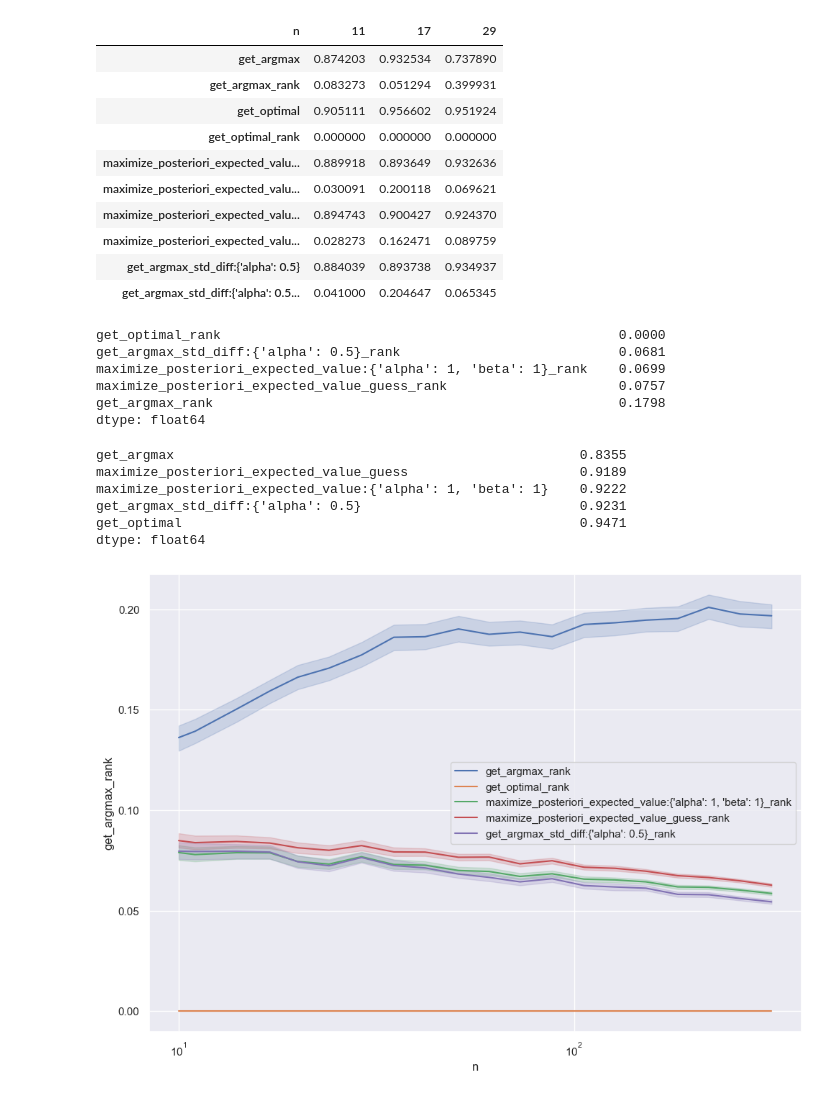
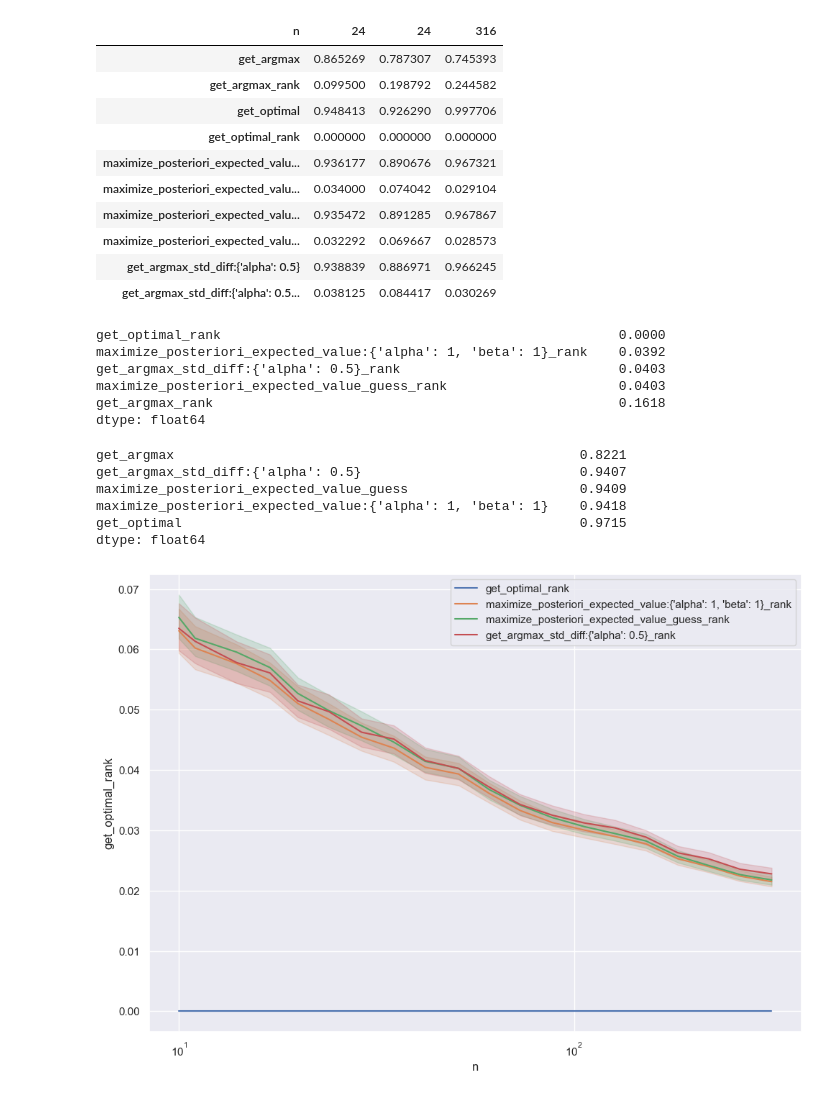
Before and after one commit to dremovd/optiml, a Jupyter notebook: simple_multipoint_case.ipynb, the cells around one changed output. Saved outputs shown, nothing was run; the diff lists cells and outputs as text; code cells hidden in the pictures.

```diff
--- a/simple_multipoint_case.ipynb
+++ b/simple_multipoint_case.ipynb
@@ -3,10 +3,18 @@ import numpy as np
 import scipy
 
 
-def generate_parameters(n=10, max_logit=2, max_count=20, logit_mean=0.1):
+epsilon = 1e-6
+def generate_parameters_logit(n=10, max_logit=2, max_count=20, logit_mean=0.1):
     logits = logit_mean + np.random.uniform(-max_logit, max_logit, n)
     probabilities = scipy.special.expit(logits)
+
     counts = 1 + np.random.exponential(scale=max_count, size=n).astype(int)
     return probabilities, counts
 
-generate_parameters()
+def generate_parameters(n=10, max_count=20):
+    # logits = logit_mean + np.random.uniform(-max_logit, max_logit, n)
+    # probabilities = scipy.special.expit(logits)
+    probabilities = np.random.uniform(epsilon, 1 - epsilon, n)
+
+    counts = 1 + np.random.exponential(scale=max_count, size=n).astype(int)
+    return probabilities, counts
@@ -146,7 +150,7 @@ for alpha in np.linspace(0.5, 0.5, 1):
 results = check_strategies_multi(
     strategies=strategies,
     n_set=np.logspace(1, 2.5, 20).astype(int),
-    max_logit=3,
+    # max_logit=3,
     k=1000,
     n_repeats=800,
 )
@@ -163,17 +167,17 @@ results = check_strategies_multi(
 results = pd.DataFrame(results).set_index('n').sort_index()
 results.sample(3).T
 # %% [output]
-| n | 11 | 17 | 29 |
-| get_argmax | 0.874203 | 0.932534 | 0.737890 |
-| get_argmax_rank | 0.083273 | 0.051294 | 0.399931 |
-| get_optimal | 0.905111 | 0.956602 | 0.951924 |
+| n | 24 | 24 | 316 |
+| get_argmax | 0.865269 | 0.787307 | 0.745393 |
+| get_argmax_rank | 0.099500 | 0.198792 | 0.244582 |
+| get_optimal | 0.948413 | 0.926290 | 0.997706 |
 | get_optimal_rank | 0.000000 | 0.000000 | 0.000000 |
-| maximize_posteriori_expected_valu... | 0.889918 | 0.893649 | 0.932636 |
-| maximize_posteriori_expected_valu... | 0.030091 | 0.200118 | 0.069621 |
-| maximize_posteriori_expected_valu... | 0.894743 | 0.900427 | 0.924370 |
-| maximize_posteriori_expected_valu... | 0.028273 | 0.162471 | 0.089759 |
-| get_argmax_std_diff:{'alpha': 0.5} | 0.884039 | 0.893738 | 0.934937 |
-| get_argmax_std_diff:{'alpha': 0.5... | 0.041000 | 0.204647 | 0.065345 |
+| maximize_posteriori_expected_valu... | 0.936177 | 0.890676 | 0.967321 |
+| maximize_posteriori_expected_valu... | 0.034000 | 0.074042 | 0.029104 |
+| maximize_posteriori_expected_valu... | 0.935472 | 0.891285 | 0.967867 |
+| maximize_posteriori_expected_valu... | 0.032292 | 0.069667 | 0.028573 |
+| get_argmax_std_diff:{'alpha': 0.5} | 0.938839 | 0.886971 | 0.966245 |
+| get_argmax_std_diff:{'alpha': 0.5... | 0.038125 | 0.084417 | 0.030269 |
 # %%
 import seaborn
 from matplotlib import pyplot as plt
@@ -183,33 +187,35 @@ seaborn.set(rc={'figure.figsize':(11.7,8.27)})
 results[[s for s in results.columns if s.endswith('_rank')]].mean(axis=0).T.sort_values().round(4)
 # %% [output]
 get_optimal_rank                                                   0.0000
-get_argmax_std_diff:{'alpha': 0.5}_rank                            0.0681
-maximize_posteriori_expected_value:{'alpha': 1, 'beta': 1}_rank    0.0699
-maximize_posteriori_expected_value_guess_rank                      0.0757
-get_argmax_rank                                                    0.1798
+maximize_posteriori_expected_value:{'alpha': 1, 'beta': 1}_rank    0.0392
+get_argmax_std_diff:{'alpha': 0.5}_rank                            0.0403
+maximize_posteriori_expected_value_guess_rank                      0.0403
+get_argmax_rank                                                    0.1618
 dtype: float64
 # %%
 results[[s for s in results.columns if not s.endswith('_rank')]].mean(axis=0).T.sort_values().round(4)
 # %% [output]
-get_argmax                                                    0.8355
-maximize_posteriori_expected_value_guess                      0.9189
-maximize_posteriori_expected_value:{'alpha': 1, 'beta': 1}    0.9222
-get_argmax_std_diff:{'alpha': 0.5}                            0.9231
-get_optimal                                                   0.9471
+get_argmax                                                    0.8221
+get_argmax_std_diff:{'alpha': 0.5}                            0.9407
+maximize_posteriori_expected_value_guess                      0.9409
+maximize_posteriori_expected_value:{'alpha': 1, 'beta': 1}    0.9418
+get_optimal                                                   0.9715
 dtype: float64
 # %%
 import seaborn
 from matplotlib import pyplot as plt
 
 seaborn.set(rc={'figure.figsize':(11.7,8.27)})
 
 for strategy_name in [s for s in results.columns if s.endswith('_rank')]:
+    if strategy_name == 'get_argmax_rank':
+        continue
     plot = seaborn.lineplot(results, x='n', y=strategy_name, label=strategy_name)
     plot.set(xscale='log')
 
 _ = plt.legend()
 # %% [output]
-[figure, old version]
+[figure, new version]
 # %%
 import seaborn
 from matplotlib import pyplot as plt
```
Also changed, not shown: parts of 6 cells of this notebook.
